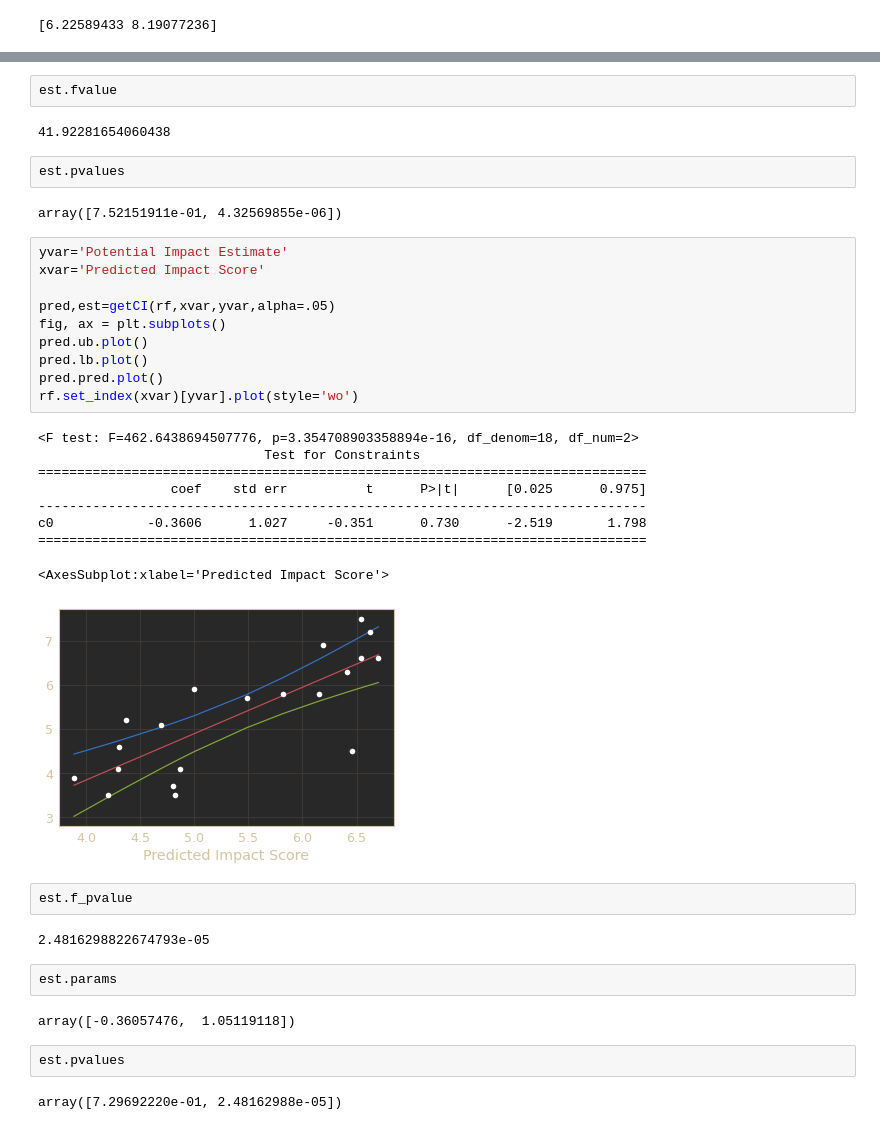
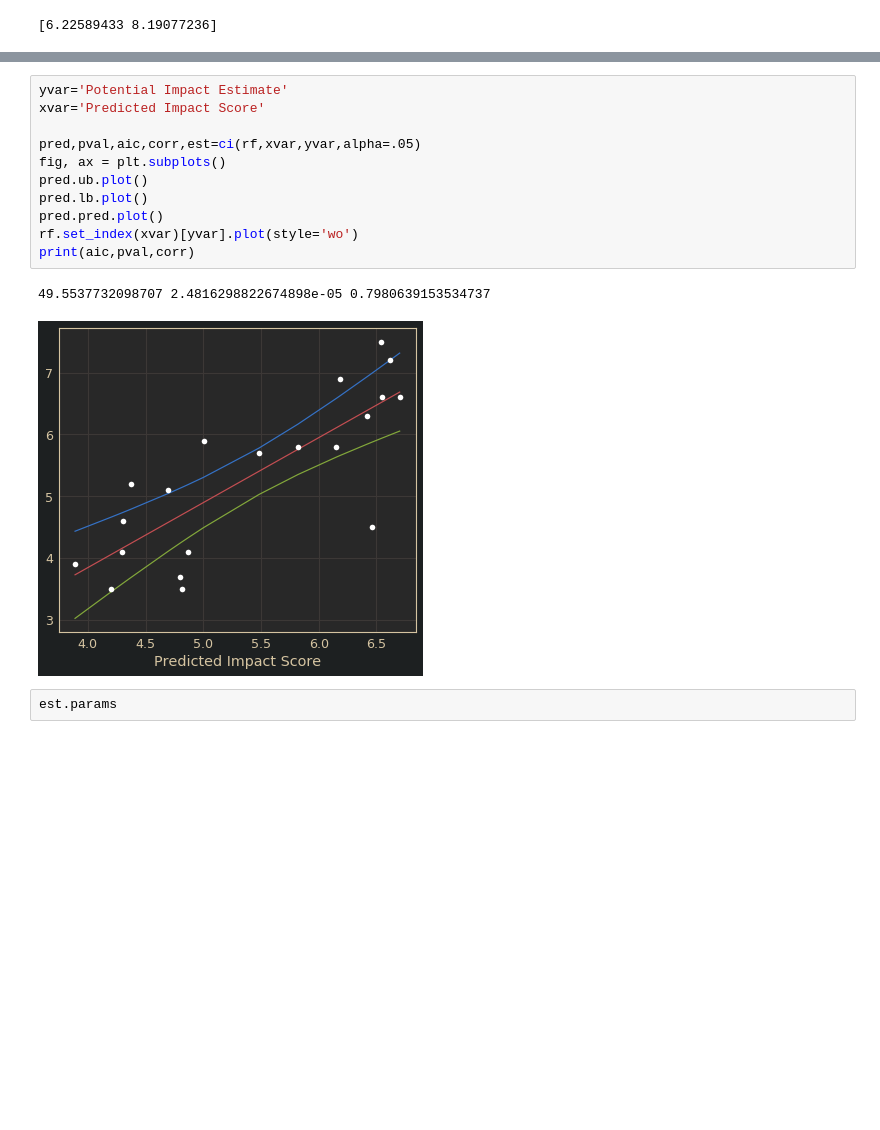
Before and after one commit to zeroknowledgediscovery/emergenet, a Jupyter notebook: irat_qnet/results/pred_linear_bounds.ipynb, the cells around one changed output, grey strips where cells are left out. Drawn from its saved outputs; the diff is of its cells as text; blank space fills up the shorter version.

```diff
--- a/irat_qnet/results/pred_linear_bounds.ipynb
+++ b/irat_qnet/results/pred_linear_bounds.ipynb
@@ -165,40 +71,16 @@ array([-0.26297038,  1.03961548])
-# %%
-est.fvalue
-# %% [output]
-41.92281654060438
-# %%
-est.pvalues
-# %% [output]
-array([7.52151911e-01, 4.32569855e-06])
 # %%
 yvar='Potential Impact Estimate'
 xvar='Predicted Impact Score'
 
-pred,est=getCI(rf,xvar,yvar,alpha=.05)
+pred,pval,aic,corr,est=ci(rf,xvar,yvar,alpha=.05)
 fig, ax = plt.subplots()
 pred.ub.plot()
 pred.lb.plot()
 pred.pred.plot()
 rf.set_index(xvar)[yvar].plot(style='wo')
+print(aic,pval,corr)
 # %% [output]
-<F test: F=462.6438694507776, p=3.354708903358894e-16, df_denom=18, df_num=2>
-                             Test for Constraints
-==============================================================================
-                 coef    std err          t      P>|t|      [0.025      0.975]
-------------------------------------------------------------------------------
-c0            -0.3606      1.027     -0.351      0.730      -2.519       1.798
-==============================================================================
+49.5537732098707 2.4816298822674898e-05 0.7980639153534737
-<AxesSubplot:xlabel='Predicted Impact Score'>
-[figure, old version]
+[figure, new version]
-# %%
-est.f_pvalue
-# %% [output]
-2.4816298822674793e-05
 # %%
 est.params
-# %% [output]
-array([-0.36057476,  1.05119118])
-# %%
-est.pvalues
-# %% [output]
-array([7.29692220e-01, 2.48162988e-05])
```
Also changed, not shown: parts of 15 cells of this notebook.
